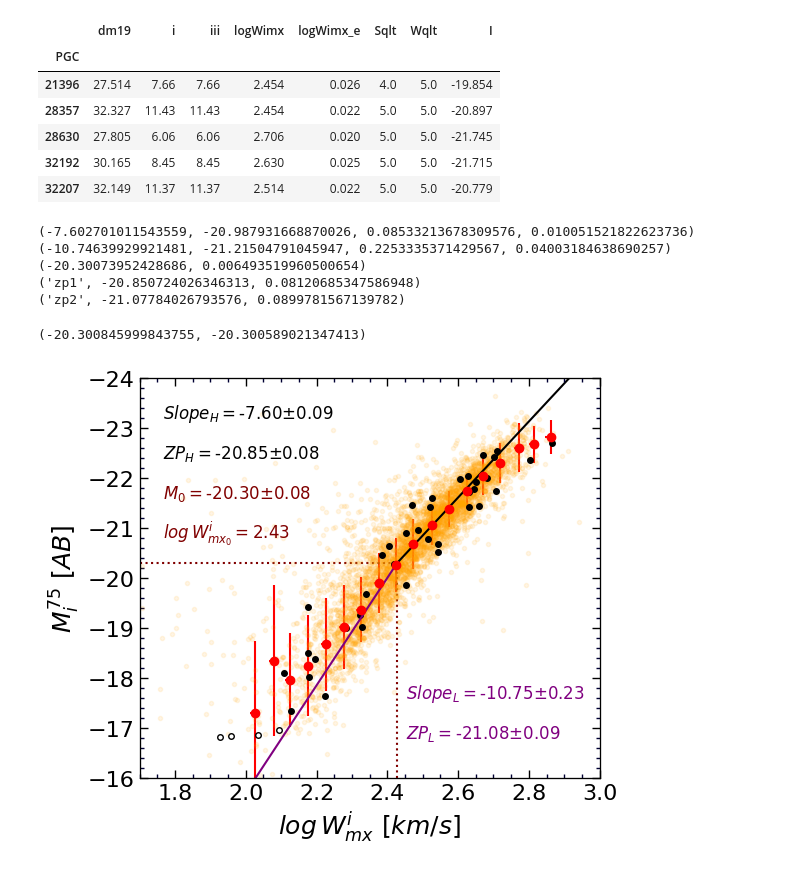
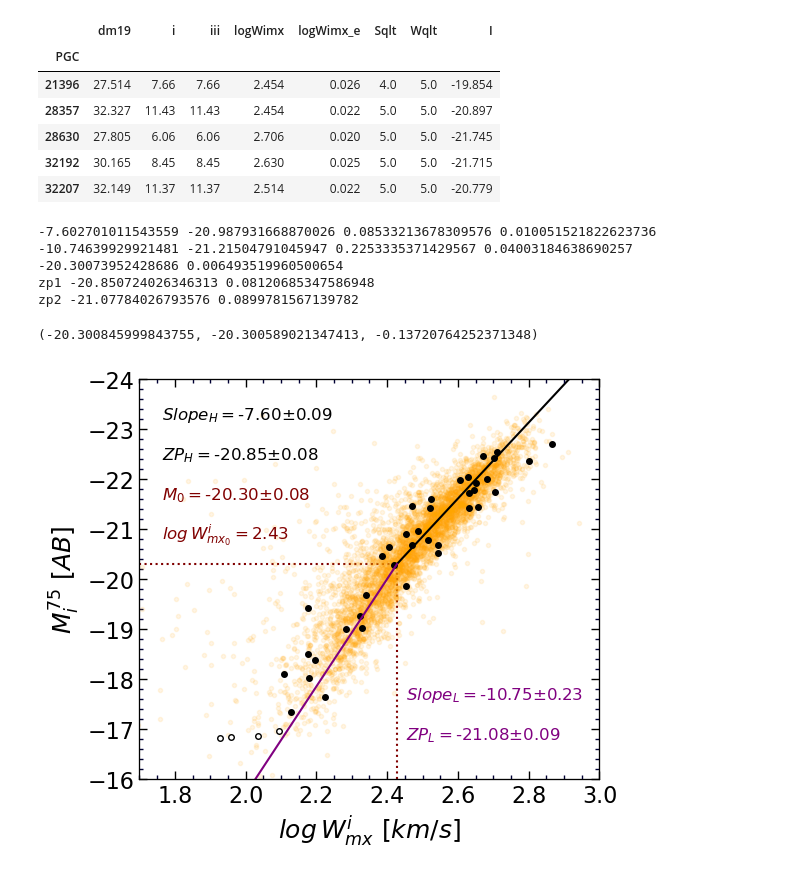
Before and after one commit to ekourkchi/test_TFRcatal, a Jupyter notebook: BiLinear_TF.ipynb, the cells around one changed output. Drawn from its saved outputs; the diff is of its cells as text; code cells hidden in the pictures.

```diff
--- a/BiLinear_TF.ipynb
+++ b/BiLinear_TF.ipynb
@@ -240,23 +239,23 @@ dff = df[(df.Vmod>4000) & (df[band3]>0) & (df.Sqlt>2)]
 ax.plot(dff.logWimx.values, dff[Band].values-dM[0], '.', alpha=0.1, color='orange')
 
 ###############################################################################################
-X = dff.logWimx.values
-Y = dff[Band].values-dM[0]
+###############################################################################################
+# X = dff.logWimx.values
+# Y = dff[Band].values-dM[0]
 
 
-for i in np.arange(2.,2.9,0.05):
-    xp = []
-    yp = []
-    for ii in range(len(X)):
-        xi = X[ii]
-        if xi>=i and xi<i+0.05:
-            xp.append(xi)
-            yp.append(Y[ii])
-    if len(xp)>0:
-        ax.errorbar(np.median(xp), np.median(yp), yerr=np.std(yp), xerr=np.std(xp), fmt='o',
-                    color='r', ms=6)
-
-
+# for i in np.arange(2.,2.9,0.05):
+#     xp = []
+#     yp = []
+#     for ii in range(len(X)):
+#         xi = X[ii]
+#         if xi>=i and xi<i+0.05:
+#             xp.append(xi)
+#             yp.append(Y[ii])
+#     if len(xp)>0:
+#         ax.errorbar(np.median(xp), np.median(yp), yerr=np.std(yp), xerr=np.std(xp), fmt='o',
+#                     color='r', ms=6)
+###############################################################################################
 ###############################################################################################
 
 ax.plot(calib.logWimx.values, calib.I.values, 'ko', alpha=1, ms=4)
@@ -314,38 +313,42 @@ db20_f = np.sqrt(cov_dm[0][0]+db20**2)
 print("zp1", b10_f, db10_f)
 print("zp2", b20_f, db20_f)
 
 Mt1 = m10*(logW0-2.5) + b10_f
 Mt2 = m20*(logW0-2.5) + b20_f
 
 Ylm = ax.get_ylim() ; Xlm = ax.get_xlim()
 x0 = 0.95*Xlm[0]+0.05*Xlm[1]
 y0 = 0.1*Ylm[0]+0.90*Ylm[1]
 ax.text(x0,y0, r"$Slope_H = $"+"%.2f" % m10+'$\pm$'+"%.2f" % dm10, fontsize=12, color='k')
 y0 = 0.2*Ylm[0]+0.80*Ylm[1]
 ax.text(x0,y0, r"$ZP_H = $"+"%.2f" % b10_f+'$\pm$'+"%.2f" % db10_f, fontsize=12, color='k')
 y0 = 0.3*Ylm[0]+0.70*Ylm[1]
 ax.text(x0,y0, r"$M_0 = $"+"%.2f" % (0.5*(Mt1+Mt2))+'$\pm$'+"%.2f" % np.sqrt(cov_dm[0][0]), fontsize=12, color='maroon')
 y0 = 0.4*Ylm[0]+0.60*Ylm[1]
 ax.text(x0,y0, r'$log \/ W_{mx_0}^i = $'+"%.2f" % (logW0), fontsize=12, color='maroon')
 
 
 
 Ylm = ax.get_ylim() ; Xlm = ax.get_xlim()
 x0 = 0.42*Xlm[0]+0.58*Xlm[1]
 y0 = 0.80*Ylm[0]+0.2*Ylm[1]
 ax.text(x0,y0, r"$Slope_L = $"+"%.2f" % m20+'$\pm$'+"%.2f" % dm20, fontsize=12, color='purple')
 y0 = 0.90*Ylm[0]+0.10*Ylm[1]
 ax.text(x0,y0, r"$ZP_L = $"+"%.2f" % b20_f+'$\pm$'+"%.2f" % db20_f, fontsize=12, color='purple')
 
 ax.vlines(x=logW0, ymin=-16, ymax=Mt1, color='maroon', linestyle='dotted')
 ax.hlines(y=Mt1, xmin=1.7, xmax=logW0, color='maroon', linestyle='dotted')
 
-Mt1, Mt2
+# ax.plot(gp_yp_test, x_test-dM[0], 'r-', alpha=1)
+# ax.fill_betweenx(x_test-dM[0], gp_yp_test-3*np.sqrt(gp_yp_test_std), gp_yp_test+3*np.sqrt(gp_yp_test_std),
+#                 color='red', alpha=0.2)
+
+Mt1, Mt2, dM[0]
 # %% [output]
-(-7.602701011543559, -20.987931668870026, 0.08533213678309576, 0.010051521822623736)
-(-10.74639929921481, -21.21504791045947, 0.2253335371429567, 0.04003184638690257)
-(-20.30073952428686, 0.006493519960500654)
-('zp1', -20.850724026346313, 0.08120685347586948)
-('zp2', -21.07784026793576, 0.0899781567139782)
+-7.602701011543559 -20.987931668870026 0.08533213678309576 0.010051521822623736
+-10.74639929921481 -21.21504791045947 0.2253335371429567 0.04003184638690257
+-20.30073952428686 0.006493519960500654
+zp1 -20.850724026346313 0.08120685347586948
+zp2 -21.07784026793576 0.0899781567139782
-(-20.300845999843755, -20.300589021347413)
+(-20.300845999843755, -20.300589021347413, -0.13720764252371348)
-[figure, old version]
+[figure, new version]
```
Also changed, not shown: parts of 24 cells of this notebook, 3 other files.
